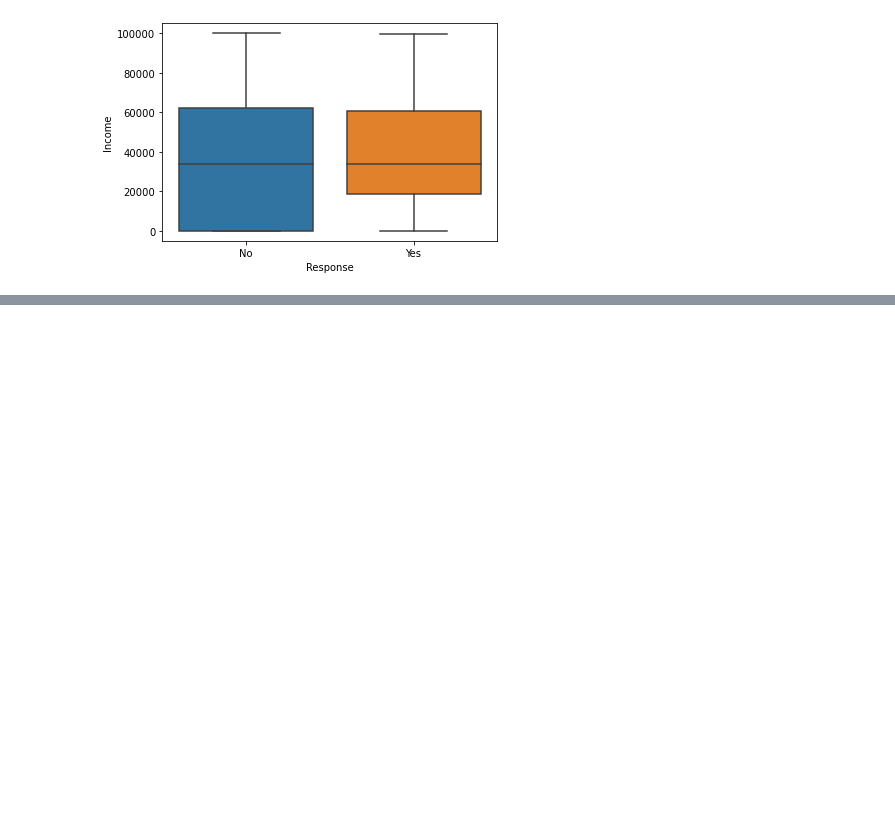
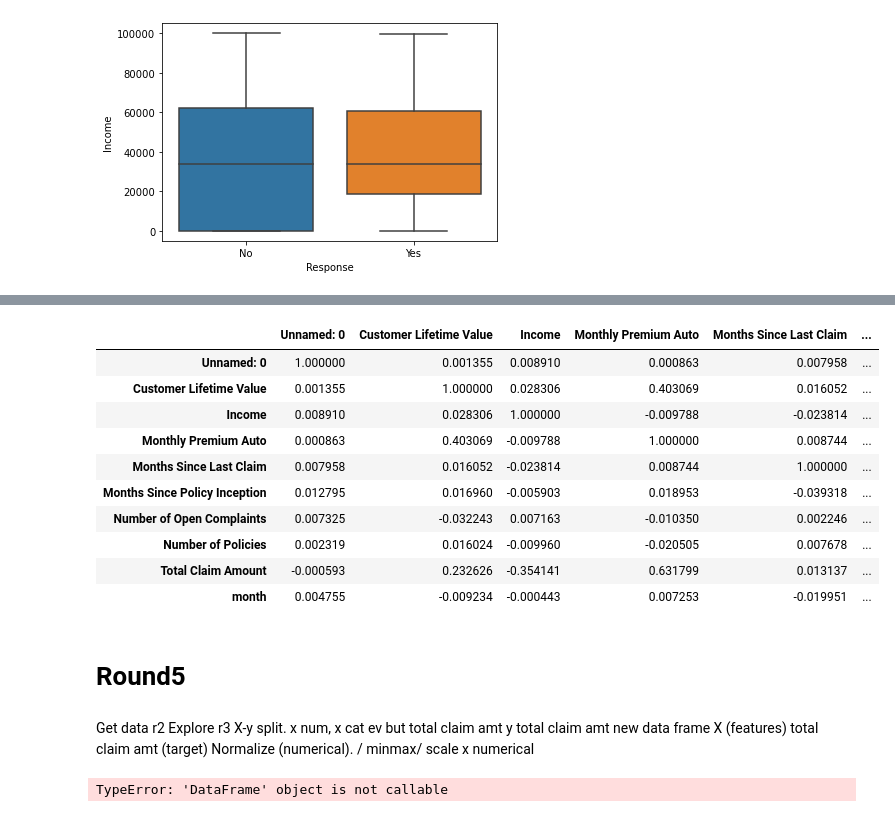
Before and after one commit to RheineB/lab-customer-analysis-round-2, a Jupyter notebook: Customer_Analysis.ipynb, the cells around one changed output, grey strips where cells are left out. Saved outputs shown, nothing was run; the diff lists cells and outputs as text; code cells hidden in the pictures; blank space fills up the shorter version.

```diff
--- a/Customer_Analysis.ipynb
+++ b/Customer_Analysis.ipynb
@@ -178,0 +275,15 @@ plt.show()
+# %%
+correlations_matrix
+#to  see the correlations clearly
+# %% [output]
+|  | Unnamed: 0 | Customer Lifetime Value | Income | Monthly Premium Auto | Months Since Last Claim | ... |
+| Unnamed: 0 | 1.000000 | 0.001355 | 0.008910 | 0.000863 | 0.007958 | ... |
+| Customer Lifetime Value | 0.001355 | 1.000000 | 0.028306 | 0.403069 | 0.016052 | ... |
+| Income | 0.008910 | 0.028306 | 1.000000 | -0.009788 | -0.023814 | ... |
+| Monthly Premium Auto | 0.000863 | 0.403069 | -0.009788 | 1.000000 | 0.008744 | ... |
+| Months Since Last Claim | 0.007958 | 0.016052 | -0.023814 | 0.008744 | 1.000000 | ... |
+| Months Since Policy Inception | 0.012795 | 0.016960 | -0.005903 | 0.018953 | -0.039318 | ... |
+| Number of Open Complaints | 0.007325 | -0.032243 | 0.007163 | -0.010350 | 0.002246 | ... |
+| Number of Policies | 0.002319 | 0.016024 | -0.009960 | -0.020505 | 0.007678 | ... |
+| Total Claim Amount | -0.000593 | 0.232626 | -0.354141 | 0.631799 | 0.013137 | ... |
+| month | 0.004755 | -0.009234 | -0.000443 | 0.007253 | -0.019951 | ... |
@@ -178,0 +292,9 @@ plt.show()
+# %% [markdown]
+# Round5
+# %% [markdown]
+Get data r2
+Explore r3
+X-y split. x num, x cat ev but total claim amt y total claim amt
+ new data frame X (features)
+    total claim amt (target)
+Normalize (numerical). / minmax/ scale x numerical
@@ -178,0 +304,6 @@ plt.show()
+# %%
+y = df1['Total Claim Amount']
+X = df1(['Total Claim Amount'], axis=1) #tried to run and reverse it various times, still shows the same error.
+##cant continue from this.
+# %% [output]
+TypeError: 'DataFrame' object is not callable
```
Also changed, not shown: parts of 8 cells of this notebook.
